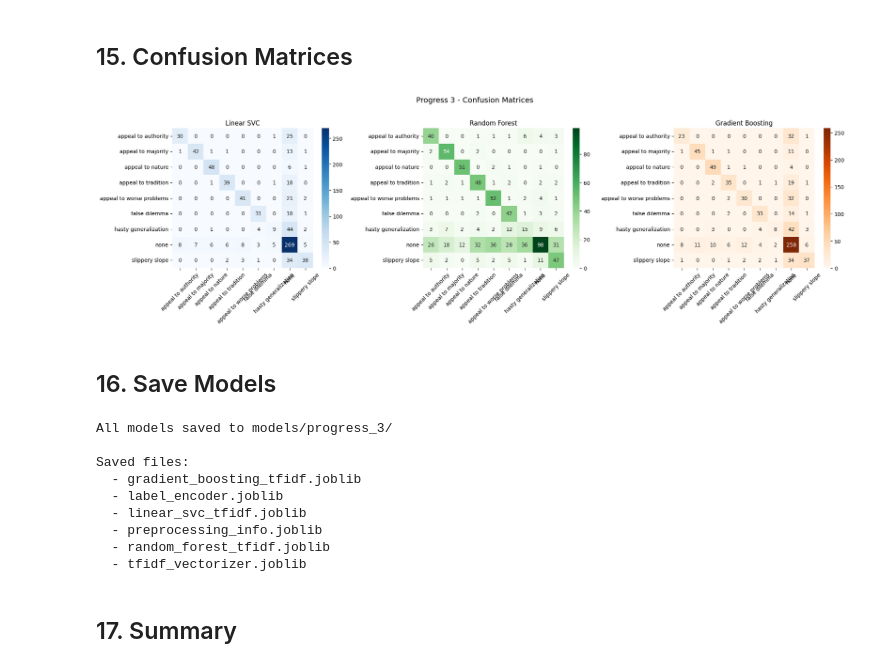
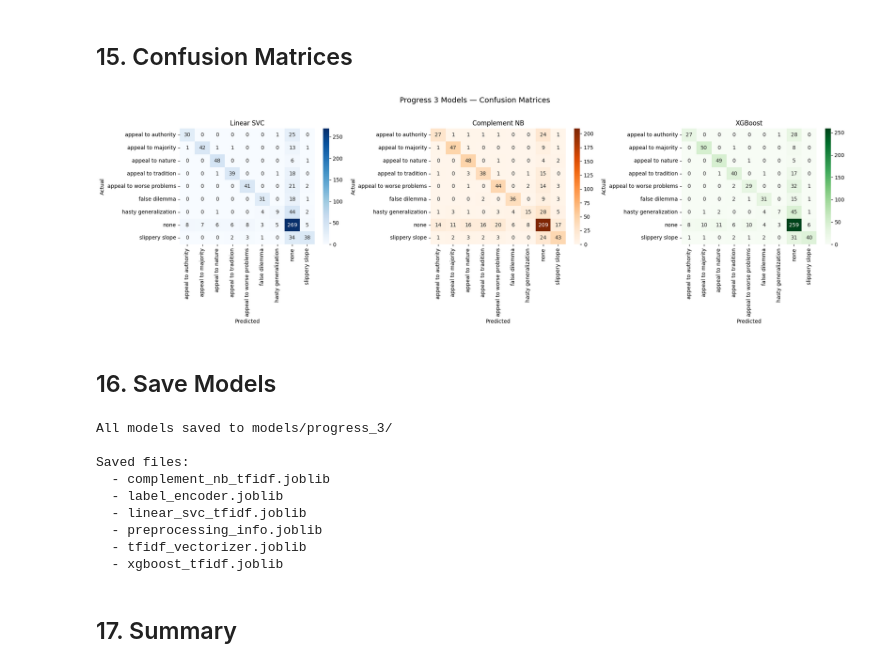
Before and after one commit to aristelcrowley/logical-fallacy-classification, a Jupyter notebook: progress_3.ipynb, the cells around one changed output. Drawn from its saved outputs; the diff is of its cells as text; code cells hidden in the pictures.

Commit message:
feat(3): tried different models for pipeline 3, still to no avail; linear svc + compenent naive bayes + xgboost vs tf-idf
- only slight change to progress 2 dont mind it

```diff
--- a/progress_3.ipynb
+++ b/progress_3.ipynb
@@ -302,0 +304,10 @@ Validation F1: 0.6683
+# %%
+model_cnb_tfidf = ComplementNB(alpha=0.5)
+
+print("Training Complement Naive Bayes...")
+model_cnb_tfidf.fit(X_train_tfidf, y_train)
+print("Training complete!")
+
+y_val_pred_cnb = model_cnb_tfidf.predict(X_val_tfidf)
+val_f1_cnb = f1_score(y_val, y_val_pred_cnb, average='weighted')
+print(f"Validation F1: {val_f1_cnb:.4f}")
@@ -352,8 +348,8 @@ Validation F1: 0.6131
 # %%
 # Test predictions for all P3 models
 y_test_pred_svc = model_svc_tfidf.predict(X_test_tfidf)
-y_test_pred_rf = model_rf_tfidf.predict(X_test_tfidf)
-y_test_pred_gb = model_gb_tfidf.predict(X_test_tfidf.toarray())
+y_test_pred_cnb = model_cnb_tfidf.predict(X_test_tfidf)
+y_test_pred_xgb = model_xgb_tfidf.predict(X_test_tfidf)
 
 def get_metrics(y_true, y_pred):
     return {
@@ -370,8 +366,8 @@ results = {
     'P2: LogReg + W2V': get_metrics(y_test, y_pred_p2_logreg_w2v),
     # Progress 3 models
     'P3: Linear SVC': get_metrics(y_test, y_test_pred_svc),
-    'P3: Random Forest': get_metrics(y_test, y_test_pred_rf),
-    'P3: Gradient Boosting': get_metrics(y_test, y_test_pred_gb),
+    'P3: Complement NB': get_metrics(y_test, y_test_pred_cnb),
+    'P3: XGBoost': get_metrics(y_test, y_test_pred_xgb),
 }
 
 print("Test evaluation complete!")
@@ -522,29 +514,32 @@ display(per_class_df.style.format({
 # %%
 fig, axes = plt.subplots(1, 3, figsize=(20, 6))
 
 cm_svc = confusion_matrix(y_test, y_test_pred_svc)
 sns.heatmap(cm_svc, annot=True, fmt='d', cmap='Blues', ax=axes[0],
             xticklabels=label_encoder.classes_, yticklabels=label_encoder.classes_)
 axes[0].set_title('Linear SVC', fontsize=12)
-axes[0].tick_params(axis='x', rotation=45)
+axes[0].set_xlabel('Predicted')
+axes[0].set_ylabel('Actual')
 
-cm_rf = confusion_matrix(y_test, y_test_pred_rf)
-sns.heatmap(cm_rf, annot=True, fmt='d', cmap='Greens', ax=axes[1],
+cm_cnb = confusion_matrix(y_test, y_test_pred_cnb)
+sns.heatmap(cm_cnb, annot=True, fmt='d', cmap='Oranges', ax=axes[1],
             xticklabels=label_encoder.classes_, yticklabels=label_encoder.classes_)
-axes[1].set_title('Random Forest', fontsize=12)
-axes[1].tick_params(axis='x', rotation=45)
+axes[1].set_title('Complement NB', fontsize=12)
+axes[1].set_xlabel('Predicted')
+axes[1].set_ylabel('Actual')
 
-cm_gb = confusion_matrix(y_test, y_test_pred_gb)
-sns.heatmap(cm_gb, annot=True, fmt='d', cmap='Oranges', ax=axes[2],
+cm_xgb = confusion_matrix(y_test, y_test_pred_xgb)
+sns.heatmap(cm_xgb, annot=True, fmt='d', cmap='Greens', ax=axes[2],
             xticklabels=label_encoder.classes_, yticklabels=label_encoder.classes_)
-axes[2].set_title('Gradient Boosting', fontsize=12)
-axes[2].tick_params(axis='x', rotation=45)
+axes[2].set_title('XGBoost', fontsize=12)
+axes[2].set_xlabel('Predicted')
+axes[2].set_ylabel('Actual')
 
-plt.suptitle('Progress 3 - Confusion Matrices', fontsize=14, y=1.02)
+plt.suptitle('Progress 3 Models — Confusion Matrices', fontsize=14, y=1.02)
 plt.tight_layout()
 plt.show()
 # %% [output]
-[figure, old version]
+[figure, new version]
 # %% [markdown]
 ## 16. Save Models
 # %%
@@ -552,39 +547,35 @@ os.makedirs('models/progress_3', exist_ok=True)
 
 # Save all P3 models
 joblib.dump(model_svc_tfidf, 'models/progress_3/linear_svc_tfidf.joblib')
-joblib.dump(model_rf_tfidf, 'models/progress_3/random_forest_tfidf.joblib')
-joblib.dump(model_gb_tfidf, 'models/progress_3/gradient_boosting_tfidf.joblib')
+joblib.dump(model_cnb_tfidf, 'models/progress_3/complement_nb_tfidf.joblib')
+joblib.dump(model_xgb_tfidf, 'models/progress_3/xgboost_tfidf.joblib')
 
-# Save vectorizers and encoders
+# Save vectorizer and encoder
 joblib.dump(tfidf_vectorizer, 'models/progress_3/tfidf_vectorizer.joblib')
 joblib.dump(label_encoder, 'models/progress_3/label_encoder.joblib')
 
 # Save results info
 p3_info = {
     'fallacy_indicators': list(fallacy_indicators),
-    'models': {
-        'svc_tfidf': results['P3: Linear SVC'],
-        'rf_tfidf': results['P3: Random Forest'],
-        'gb_tfidf': results['P3: Gradient Boosting'],
-    },
+    'models': {k: v for k, v in results.items() if k.startswith('P3:')},
     'best_model': best_p3_name
 }
 joblib.dump(p3_info, 'models/progress_3/preprocessing_info.joblib')
 
 print("All models saved to models/progress_3/")
 print("\nSaved files:")
-for f in os.listdir('models/progress_3'):
+for f in sorted(os.listdir('models/progress_3')):
     print(f"  - {f}")
 # %% [output]
 All models saved to models/progress_3/
 
 Saved files:
-  - gradient_boosting_tfidf.joblib
+  - complement_nb_tfidf.joblib
   - label_encoder.joblib
   - linear_svc_tfidf.joblib
   - preprocessing_info.joblib
-  - random_forest_tfidf.joblib
   - tfidf_vectorizer.joblib
+  - xgboost_tfidf.joblib
 # %% [markdown]
 ## 17. Summary
 # %%
```
Also changed, not shown: parts of 15 cells of this notebook, 11 other files.
